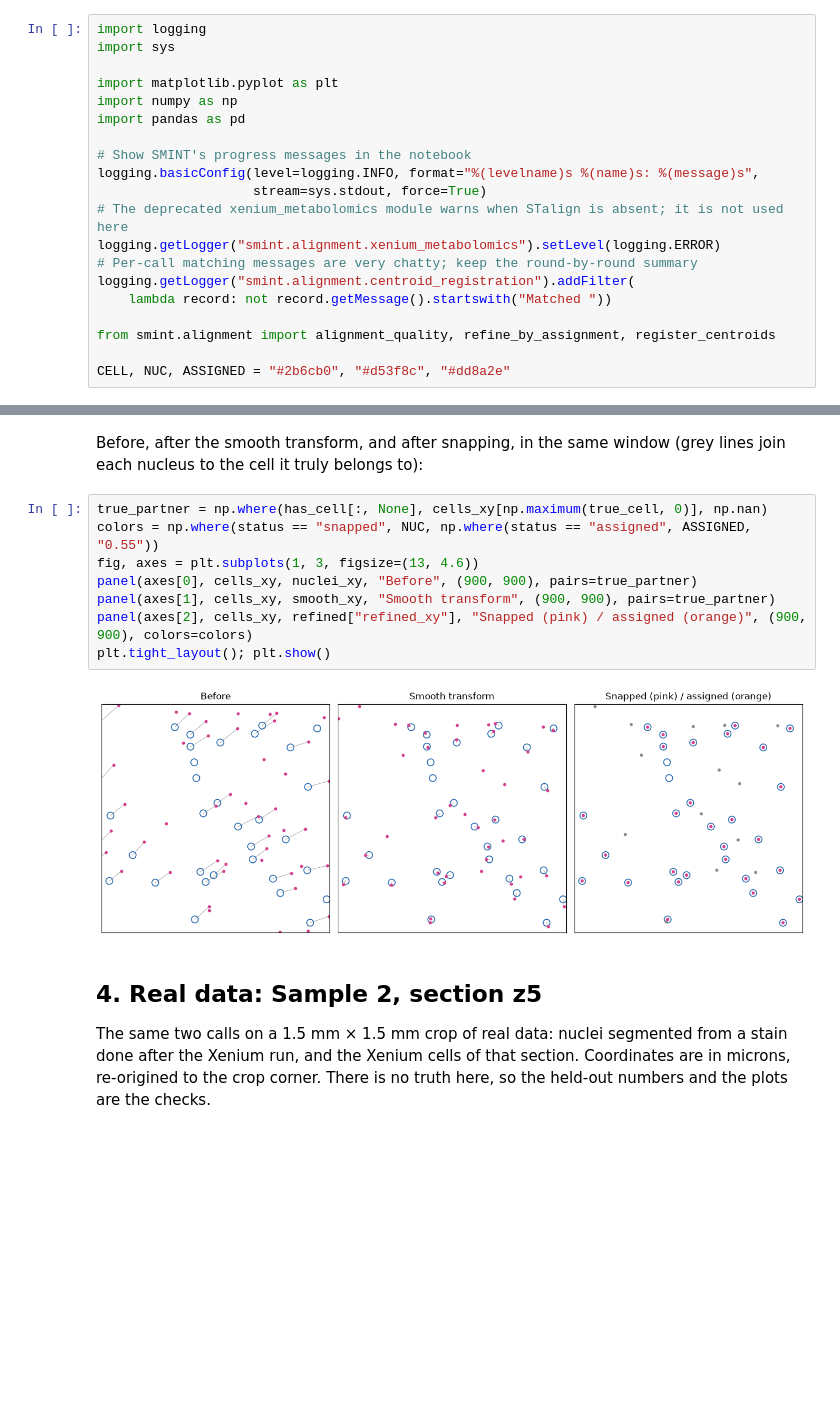
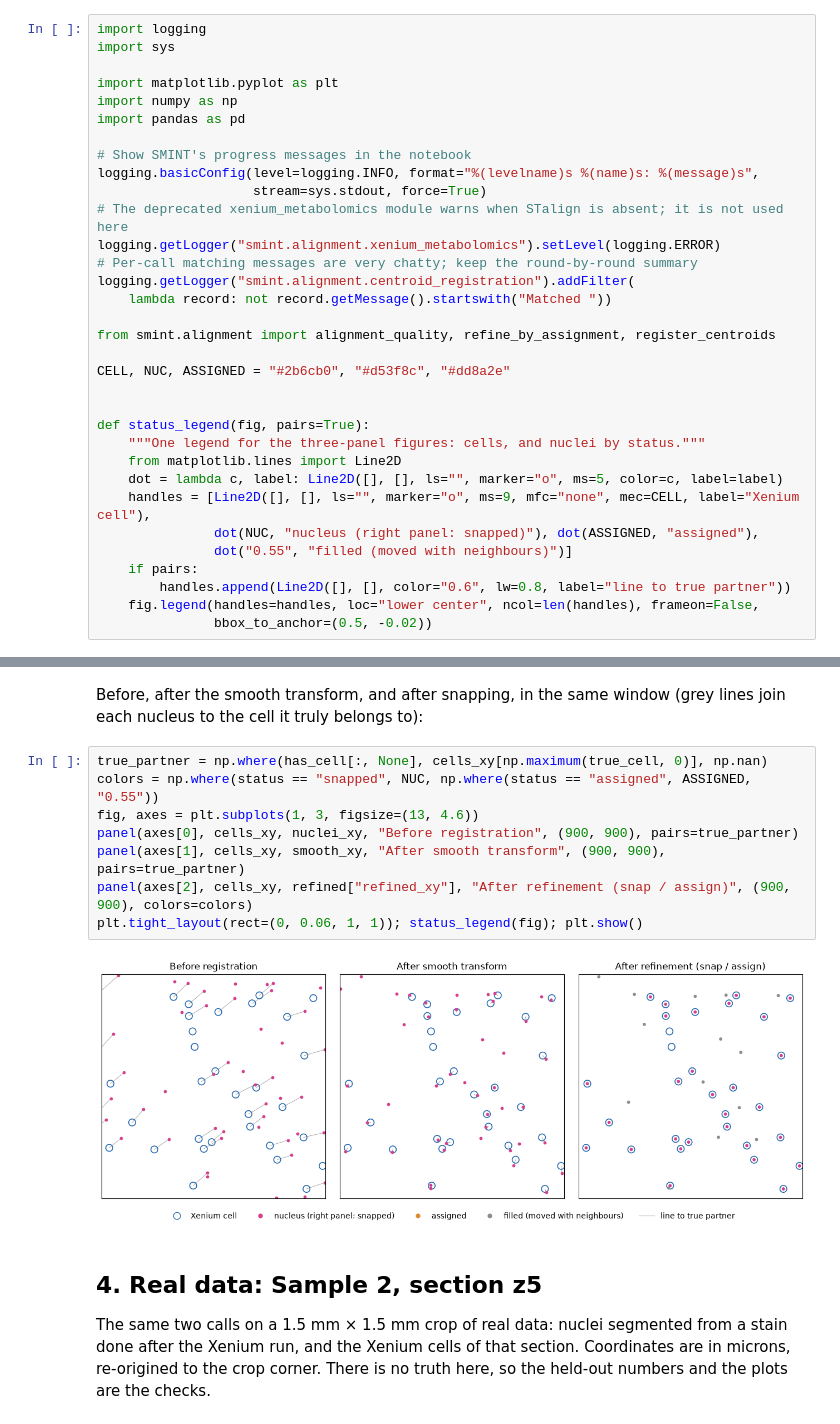
Before and after one commit to JurgenKriel/SMINT, a Jupyter notebook: docs/tutorials/02_same_section_registration.ipynb, the cells around one changed output, grey strips where cells are left out. Drawn from its saved outputs; the diff is of its cells as text; blank space fills up the shorter version.

```diff
--- a/docs/tutorials/02_same_section_registration.ipynb
+++ b/docs/tutorials/02_same_section_registration.ipynb
@@ -44,6 +44,19 @@ logging.getLogger("smint.alignment.centroid_registration").addFilter(
 from smint.alignment import alignment_quality, refine_by_assignment, register_centroids
 
 CELL, NUC, ASSIGNED = "#2b6cb0", "#d53f8c", "#dd8a2e"
+
+
+def status_legend(fig, pairs=True):
+    """One legend for the three-panel figures: cells, and nuclei by status."""
+    from matplotlib.lines import Line2D
+    dot = lambda c, label: Line2D([], [], ls="", marker="o", ms=5, color=c, label=label)
+    handles = [Line2D([], [], ls="", marker="o", ms=9, mfc="none", mec=CELL, label="Xenium cell"),
+               dot(NUC, "nucleus (right panel: snapped)"), dot(ASSIGNED, "assigned"),
+               dot("0.55", "filled (moved with neighbours)")]
+    if pairs:
+        handles.append(Line2D([], [], color="0.6", lw=0.8, label="line to true partner"))
+    fig.legend(handles=handles, loc="lower center", ncol=len(handles), frameon=False,
+               bbox_to_anchor=(0.5, -0.02))
 # %% [markdown]
 ## 1. Load the synthetic pair
 
@@ -244,13 +257,13 @@ Before, after the smooth transform, and after snapping, in the same window
 # %%
 true_partner = np.where(has_cell[:, None], cells_xy[np.maximum(true_cell, 0)], np.nan)
 colors = np.where(status == "snapped", NUC, np.where(status == "assigned", ASSIGNED, "0.55"))
 fig, axes = plt.subplots(1, 3, figsize=(13, 4.6))
-panel(axes[0], cells_xy, nuclei_xy, "Before", (900, 900), pairs=true_partner)
-panel(axes[1], cells_xy, smooth_xy, "Smooth transform", (900, 900), pairs=true_partner)
-panel(axes[2], cells_xy, refined["refined_xy"], "Snapped (pink) / assigned (orange)", (900, 900), colors=colors)
-plt.tight_layout(); plt.show()
+panel(axes[0], cells_xy, nuclei_xy, "Before registration", (900, 900), pairs=true_partner)
+panel(axes[1], cells_xy, smooth_xy, "After smooth transform", (900, 900), pairs=true_partner)
+panel(axes[2], cells_xy, refined["refined_xy"], "After refinement (snap / assign)", (900, 900), colors=colors)
+plt.tight_layout(rect=(0, 0.06, 1, 1)); status_legend(fig); plt.show()
 # %% [output]
-[figure, old version]
+[figure, new version]
 # %% [markdown]
 ## 4. Real data: Sample 2, section z5
 
```
Also changed, not shown: parts of 1 cell of this notebook, 45 other files.
